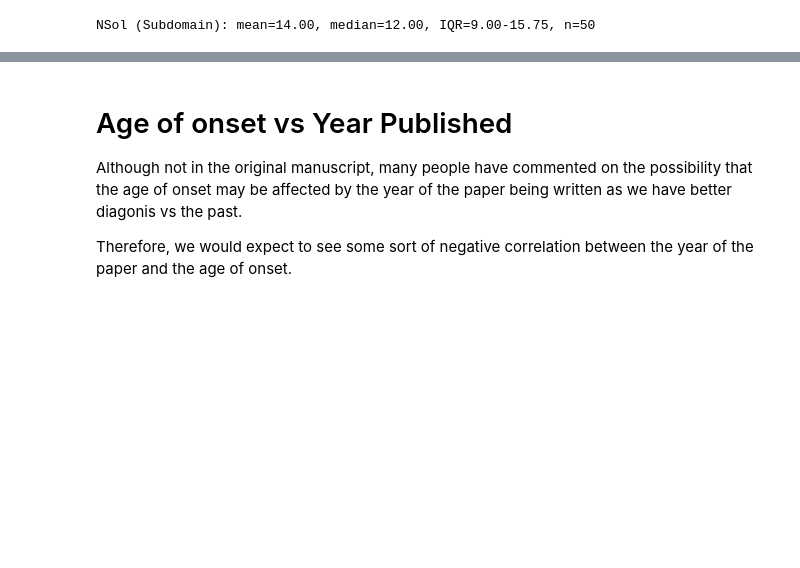
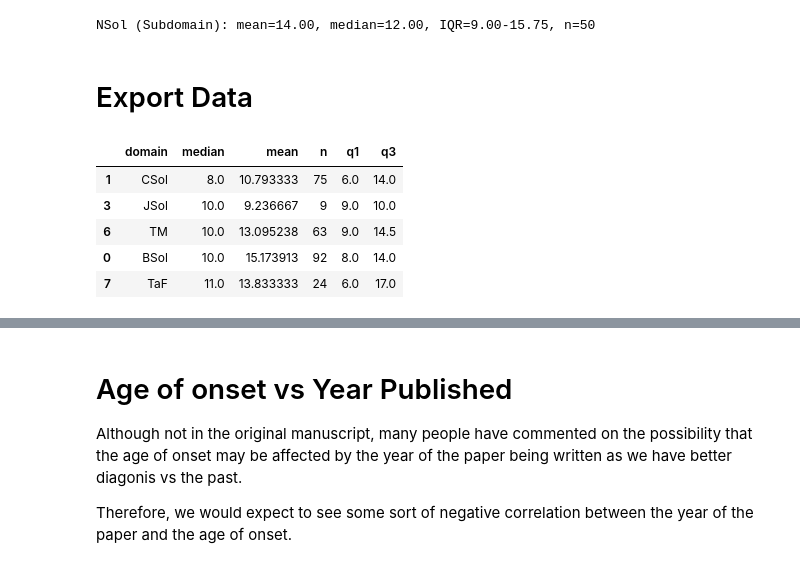
Before and after one commit to alexdaiii/cpvt_database_analysis, a Jupyter notebook: notebooks/analysis_1.ipynb, the cells around one changed output, grey strips where cells are left out. Saved outputs shown, nothing was run; the diff lists cells and outputs as text; code cells hidden in the pictures; blank space fills up the shorter version.

```diff
--- a/notebooks/analysis_1.ipynb
+++ b/notebooks/analysis_1.ipynb
@@ -1579,3 +1581,30 @@ nsol_subdomain = subdomain_cleaned[subdomain_cleaned["subdomain"] == "NSol"]
 print_median_and_iqr(nsol_subdomain, "NSol (Subdomain)")
 # %% [output]
 NSol (Subdomain): mean=14.00, median=12.00, IQR=9.00-15.75, n=50
+# %% [markdown]
+# Export Data
+# %%
+# export the age of osnet by domain and subdomain into a csv
+domain_median_list = [
+    {
+        "domain": domain,
+        "median": domain_df["age_of_onset::CPVT1"].median(),
+        "mean": domain_df["age_of_onset::CPVT1"].mean(),
+        "n": len(domain_df),
+        "q1": domain_df["age_of_onset::CPVT1"].quantile(0.25),
+        "q3": domain_df["age_of_onset::CPVT1"].quantile(0.75),
+    } for domain, domain_df in domain_cleaned.groupby("domain")
+]
+
+domain_median_df = pd.DataFrame(domain_median_list)
+domain_median_df.sort_values([
+    "median", "mean", "n"
+], inplace=True)
+domain_median_df.head()
+# %% [output]
+|  | domain | median | mean | n | q1 | q3 |
+| 1 | CSol | 8.0 | 10.793333 | 75 | 6.0 | 14.0 |
+| 3 | JSol | 10.0 | 9.236667 | 9 | 9.0 | 10.0 |
+| 6 | TM | 10.0 | 13.095238 | 63 | 9.0 | 14.5 |
+| 0 | BSol | 10.0 | 15.173913 | 92 | 8.0 | 14.0 |
+| 7 | TaF | 11.0 | 13.833333 | 24 | 6.0 | 17.0 |
```
Also changed, not shown: parts of 20 cells of this notebook, 10 other files.
